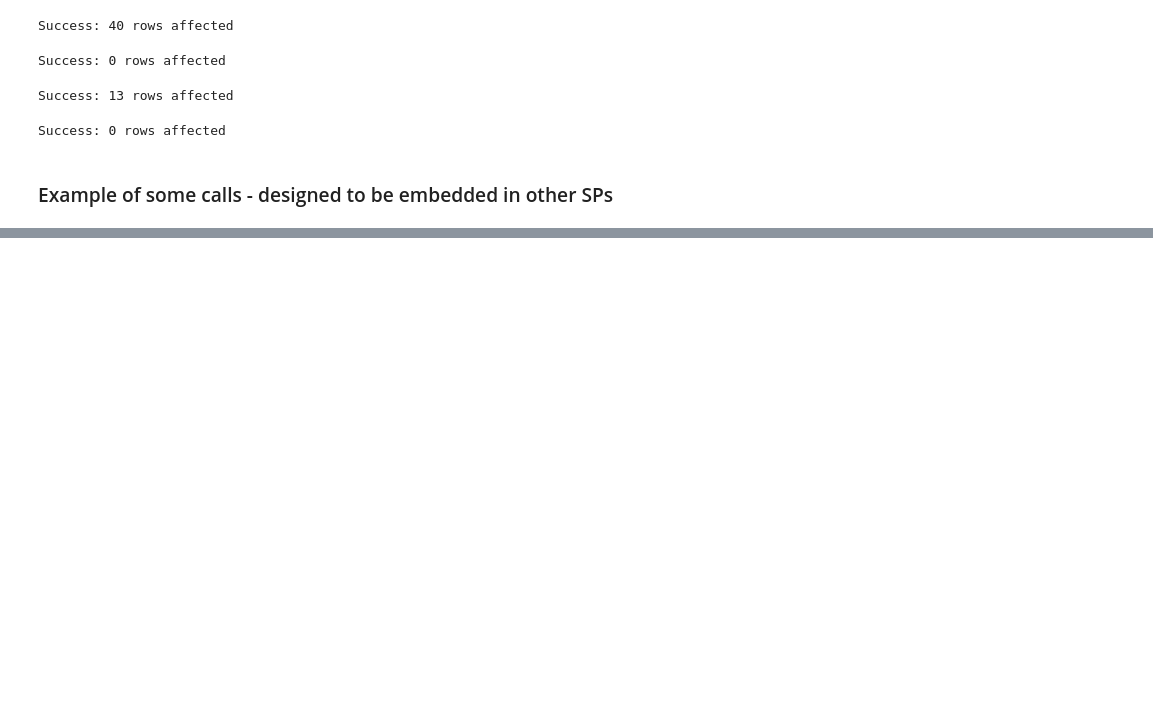
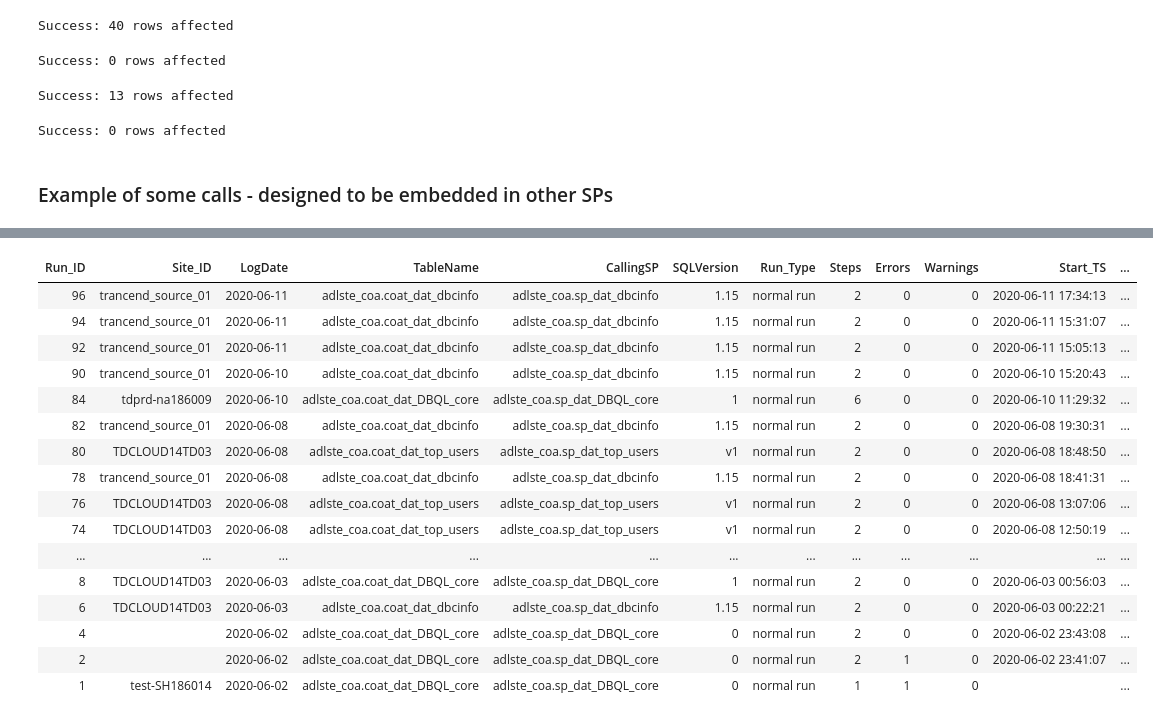
Before and after one commit to tdcoa/sql, a Jupyter notebook: datamodel/audit_process.ipynb, the cells around one changed output, grey strips where cells are left out. Drawn from its saved outputs; the diff is of its cells as text; code cells hidden in the pictures; blank space fills up the shorter version.

```diff
--- a/datamodel/audit_process.ipynb
+++ b/datamodel/audit_process.ipynb
@@ -202,0 +217,20 @@ select * from adlste_coa.coa_audit_log order  by 1
+# %%
+select * from adlste_coa.coa_audit_summary order  by 1 desc
+# %% [output]
+| Run_ID | Site_ID | LogDate | TableName | CallingSP | SQLVersion | Run_Type | Steps | Errors | Warnings | Start_TS | ... |
+| 96 | trancend_source_01 | 2020-06-11 | adlste_coa.coat_dat_dbcinfo | adlste_coa.sp_dat_dbcinfo | 1.15 | normal run | 2 | 0 | 0 | 2020-06-11 17:34:13 | ... |
+| 94 | trancend_source_01 | 2020-06-11 | adlste_coa.coat_dat_dbcinfo | adlste_coa.sp_dat_dbcinfo | 1.15 | normal run | 2 | 0 | 0 | 2020-06-11 15:31:07 | ... |
+| 92 | trancend_source_01 | 2020-06-11 | adlste_coa.coat_dat_dbcinfo | adlste_coa.sp_dat_dbcinfo | 1.15 | normal run | 2 | 0 | 0 | 2020-06-11 15:05:13 | ... |
+| 90 | trancend_source_01 | 2020-06-10 | adlste_coa.coat_dat_dbcinfo | adlste_coa.sp_dat_dbcinfo | 1.15 | normal run | 2 | 0 | 0 | 2020-06-10 15:20:43 | ... |
+| 84 | tdprd-na186009 | 2020-06-10 | adlste_coa.coat_dat_DBQL_core | adlste_coa.sp_dat_DBQL_core | 1 | normal run | 6 | 0 | 0 | 2020-06-10 11:29:32 | ... |
+| 82 | trancend_source_01 | 2020-06-08 | adlste_coa.coat_dat_dbcinfo | adlste_coa.sp_dat_dbcinfo | 1.15 | normal run | 2 | 0 | 0 | 2020-06-08 19:30:31 | ... |
+| 80 | TDCLOUD14TD03 | 2020-06-08 | adlste_coa.coat_dat_top_users | adlste_coa.sp_dat_top_users | v1 | normal run | 2 | 0 | 0 | 2020-06-08 18:48:50 | ... |
+| 78 | trancend_source_01 | 2020-06-08 | adlste_coa.coat_dat_dbcinfo | adlste_coa.sp_dat_dbcinfo | 1.15 | normal run | 2 | 0 | 0 | 2020-06-08 18:41:31 | ... |
+| 76 | TDCLOUD14TD03 | 2020-06-08 | adlste_coa.coat_dat_top_users | adlste_coa.sp_dat_top_users | v1 | normal run | 2 | 0 | 0 | 2020-06-08 13:07:06 | ... |
+| 74 | TDCLOUD14TD03 | 2020-06-08 | adlste_coa.coat_dat_top_users | adlste_coa.sp_dat_top_users | v1 | normal run | 2 | 0 | 0 | 2020-06-08 12:50:19 | ... |
+| ... | ... | ... | ... | ... | ... | ... | ... | ... | ... | ... | ... |
+| 8 | TDCLOUD14TD03 | 2020-06-03 | adlste_coa.coat_dat_DBQL_core | adlste_coa.sp_dat_DBQL_core | 1 | normal run | 2 | 0 | 0 | 2020-06-03 00:56:03 | ... |
+| 6 | TDCLOUD14TD03 | 2020-06-03 | adlste_coa.coat_dat_dbcinfo | adlste_coa.sp_dat_dbcinfo | 1.15 | normal run | 2 | 0 | 0 | 2020-06-03 00:22:21 | ... |
+| 4 |  | 2020-06-02 | adlste_coa.coat_dat_DBQL_core | adlste_coa.sp_dat_DBQL_core | 0 | normal run | 2 | 0 | 0 | 2020-06-02 23:43:08 | ... |
+| 2 |  | 2020-06-02 | adlste_coa.coat_dat_DBQL_core | adlste_coa.sp_dat_DBQL_core | 0 | normal run | 2 | 1 | 0 | 2020-06-02 23:41:07 | ... |
+| 1 | test-SH186014 | 2020-06-02 | adlste_coa.coat_dat_DBQL_core | adlste_coa.sp_dat_DBQL_core | 0 | normal run | 1 | 1 | 0 |  | ... |
```
Also changed, not shown: parts of 6 cells of this notebook, 7 other files.
